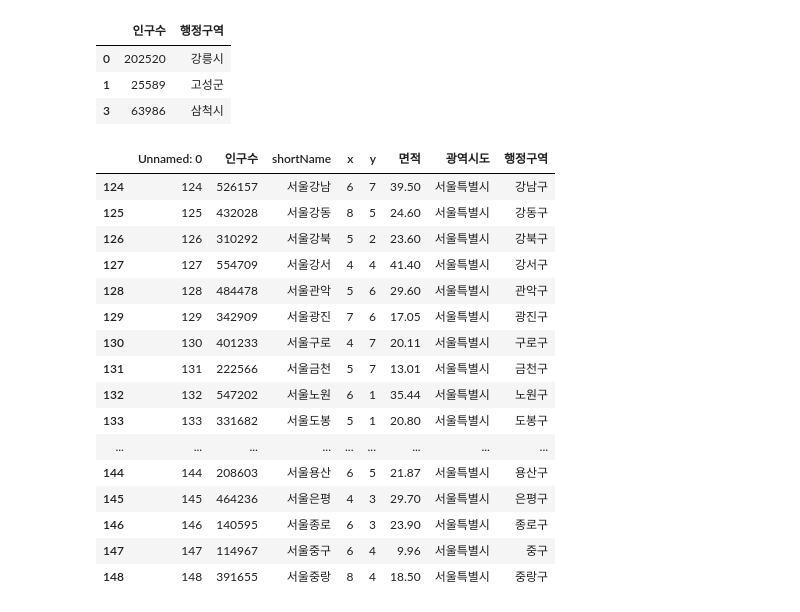
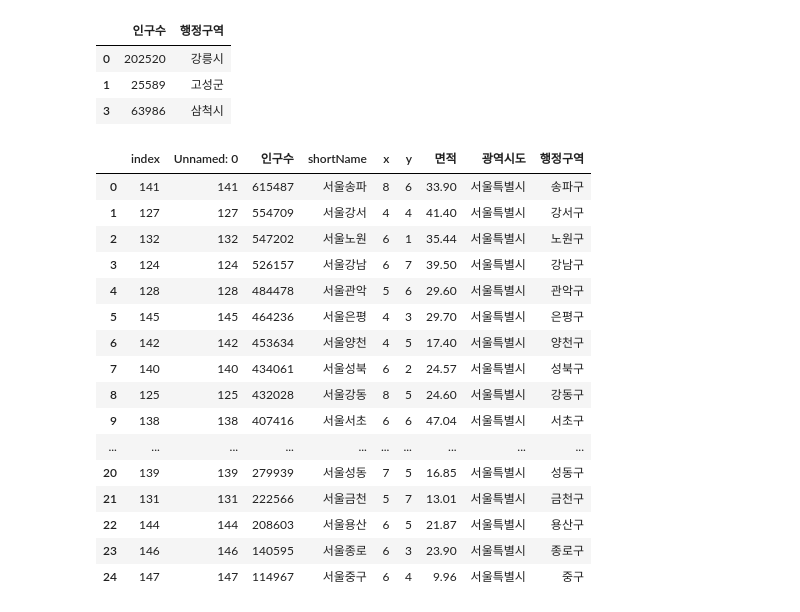
Before and after one commit to vega2k/kosta_webscraping, a Jupyter notebook: 04.행정구역정보분석_시각화.ipynb, the cells around one changed output. Saved outputs shown, nothing was run; the diff lists cells and outputs as text; code cells hidden in the pictures.

```diff
--- a/04.행정구역정보분석_시각화.ipynb
+++ b/04.행정구역정보분석_시각화.ipynb
@@ -194,22 +194,23 @@ data.loc[[0,1,3],['인구수','행정구역']]
 | 3 | 63986 | 삼척시 |
 # %%
 # 서울특별시 인 행을 선택
-data.loc[data['광역시도'] == '서울특별시']
+data.loc[data['광역시도'] == '서울특별시'].sort_values(by='인구수',ascending=False)\
+.reset_index(drop=True)
 # %% [output]
-|  | Unnamed: 0 | 인구수 | shortName | x | y | 면적 | 광역시도 | 행정구역 |
-| 124 | 124 | 526157 | 서울강남 | 6 | 7 | 39.50 | 서울특별시 | 강남구 |
-| 125 | 125 | 432028 | 서울강동 | 8 | 5 | 24.60 | 서울특별시 | 강동구 |
-| 126 | 126 | 310292 | 서울강북 | 5 | 2 | 23.60 | 서울특별시 | 강북구 |
-| 127 | 127 | 554709 | 서울강서 | 4 | 4 | 41.40 | 서울특별시 | 강서구 |
-| 128 | 128 | 484478 | 서울관악 | 5 | 6 | 29.60 | 서울특별시 | 관악구 |
-| 129 | 129 | 342909 | 서울광진 | 7 | 6 | 17.05 | 서울특별시 | 광진구 |
-| 130 | 130 | 401233 | 서울구로 | 4 | 7 | 20.11 | 서울특별시 | 구로구 |
-| 131 | 131 | 222566 | 서울금천 | 5 | 7 | 13.01 | 서울특별시 | 금천구 |
-| 132 | 132 | 547202 | 서울노원 | 6 | 1 | 35.44 | 서울특별시 | 노원구 |
-| 133 | 133 | 331682 | 서울도봉 | 5 | 1 | 20.80 | 서울특별시 | 도봉구 |
-| ... | ... | ... | ... | ... | ... | ... | ... | ... |
-| 144 | 144 | 208603 | 서울용산 | 6 | 5 | 21.87 | 서울특별시 | 용산구 |
-| 145 | 145 | 464236 | 서울은평 | 4 | 3 | 29.70 | 서울특별시 | 은평구 |
-| 146 | 146 | 140595 | 서울종로 | 6 | 3 | 23.90 | 서울특별시 | 종로구 |
-| 147 | 147 | 114967 | 서울중구 | 6 | 4 | 9.96 | 서울특별시 | 중구 |
-| 148 | 148 | 391655 | 서울중랑 | 8 | 4 | 18.50 | 서울특별시 | 중랑구 |
+|  | index | Unnamed: 0 | 인구수 | shortName | x | y | 면적 | 광역시도 | 행정구역 |
+| 0 | 141 | 141 | 615487 | 서울송파 | 8 | 6 | 33.90 | 서울특별시 | 송파구 |
+| 1 | 127 | 127 | 554709 | 서울강서 | 4 | 4 | 41.40 | 서울특별시 | 강서구 |
+| 2 | 132 | 132 | 547202 | 서울노원 | 6 | 1 | 35.44 | 서울특별시 | 노원구 |
+| 3 | 124 | 124 | 526157 | 서울강남 | 6 | 7 | 39.50 | 서울특별시 | 강남구 |
+| 4 | 128 | 128 | 484478 | 서울관악 | 5 | 6 | 29.60 | 서울특별시 | 관악구 |
+| 5 | 145 | 145 | 464236 | 서울은평 | 4 | 3 | 29.70 | 서울특별시 | 은평구 |
+| 6 | 142 | 142 | 453634 | 서울양천 | 4 | 5 | 17.40 | 서울특별시 | 양천구 |
+| 7 | 140 | 140 | 434061 | 서울성북 | 6 | 2 | 24.57 | 서울특별시 | 성북구 |
+| 8 | 125 | 125 | 432028 | 서울강동 | 8 | 5 | 24.60 | 서울특별시 | 강동구 |
+| 9 | 138 | 138 | 407416 | 서울서초 | 6 | 6 | 47.04 | 서울특별시 | 서초구 |
+| ... | ... | ... | ... | ... | ... | ... | ... | ... | ... |
+| 20 | 139 | 139 | 279939 | 서울성동 | 7 | 5 | 16.85 | 서울특별시 | 성동구 |
+| 21 | 131 | 131 | 222566 | 서울금천 | 5 | 7 | 13.01 | 서울특별시 | 금천구 |
+| 22 | 144 | 144 | 208603 | 서울용산 | 6 | 5 | 21.87 | 서울특별시 | 용산구 |
+| 23 | 146 | 146 | 140595 | 서울종로 | 6 | 3 | 23.90 | 서울특별시 | 종로구 |
+| 24 | 147 | 147 | 114967 | 서울중구 | 6 | 4 | 9.96 | 서울특별시 | 중구 |
```
